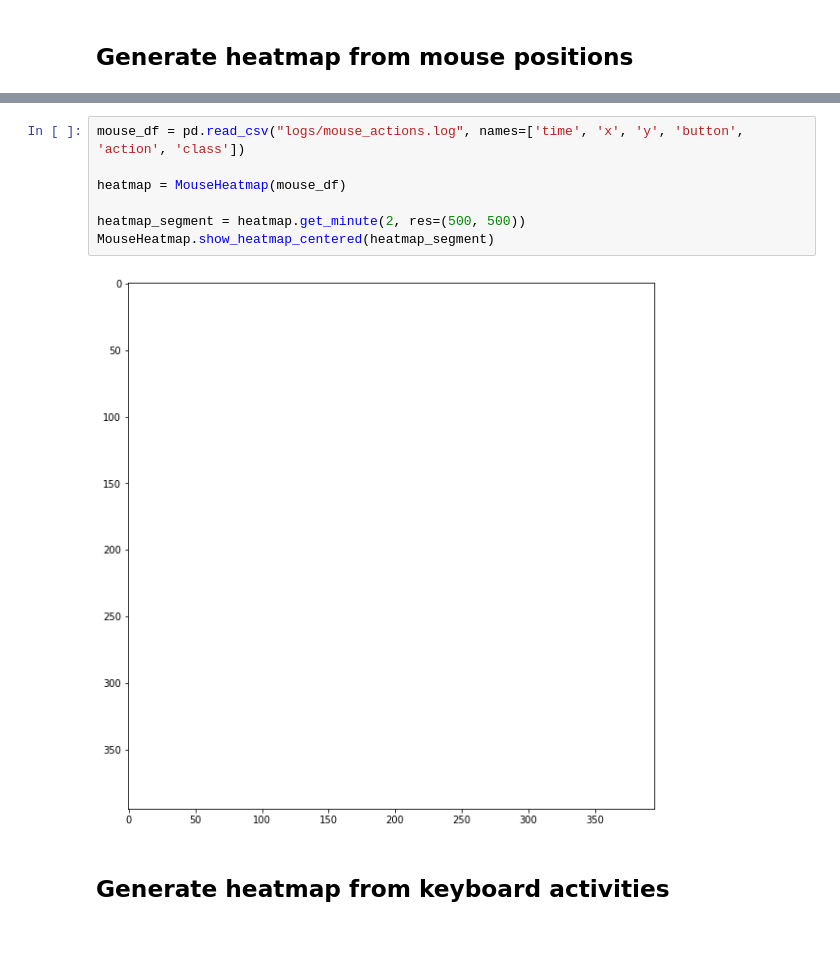
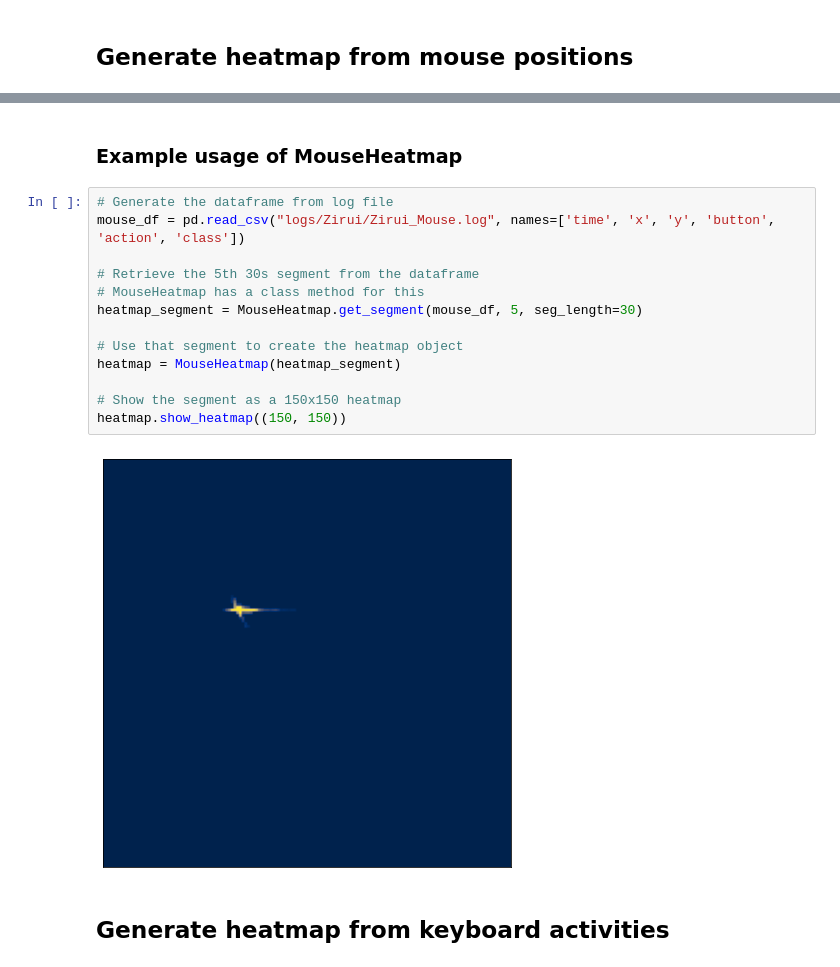
Before and after one commit to HengjunLuo/capstone-landis, a Jupyter notebook: log_parser.ipynb, the cells around one changed output, grey strips where cells are left out. Drawn from its saved outputs; the diff is of its cells as text; blank space fills up the shorter version.

Commit message:
Refactor MouseHeatmap to make more sense

```diff
--- a/log_parser.ipynb
+++ b/log_parser.ipynb
@@ -181,12 +196,20 @@ class MouseHeatmap:
+# %% [markdown]
+### Example usage of MouseHeatmap
 # %%
-mouse_df = pd.read_csv("logs/mouse_actions.log", names=['time', 'x', 'y', 'button', 'action', 'class'])
+# Generate the dataframe from log file
+mouse_df = pd.read_csv("logs/Zirui/Zirui_Mouse.log", names=['time', 'x', 'y', 'button', 'action', 'class'])
 
-heatmap = MouseHeatmap(mouse_df)
+# Retrieve the 5th 30s segment from the dataframe
+# MouseHeatmap has a class method for this
+heatmap_segment = MouseHeatmap.get_segment(mouse_df, 5, seg_length=30)
 
-heatmap_segment = heatmap.get_minute(2, res=(500, 500))
-MouseHeatmap.show_heatmap_centered(heatmap_segment)
+# Use that segment to create the heatmap object
+heatmap = MouseHeatmap(heatmap_segment)
+
+# Show the segment as a 150x150 heatmap
+heatmap.show_heatmap((150, 150))
 # %% [output]
-[figure, old version]
+[figure, new version]
 # %% [markdown]
 ## Generate heatmap from keyboard activities
 # %%
```
Also changed, not shown: parts of 1 cell of this notebook.
